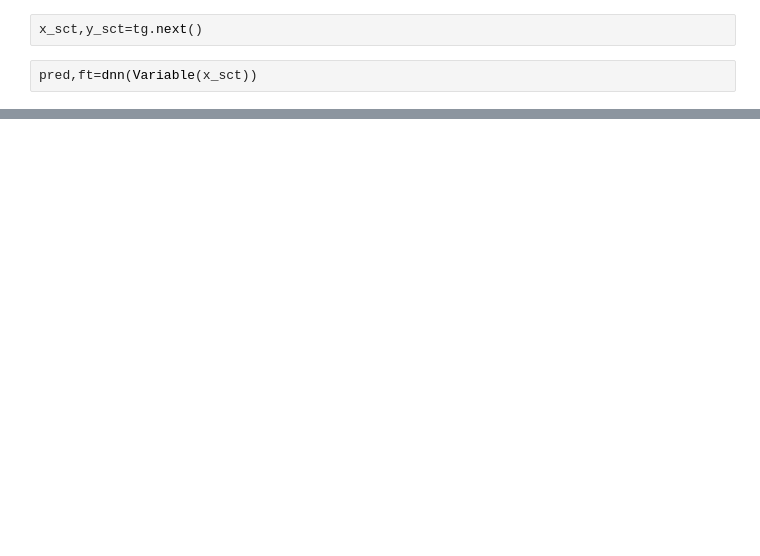
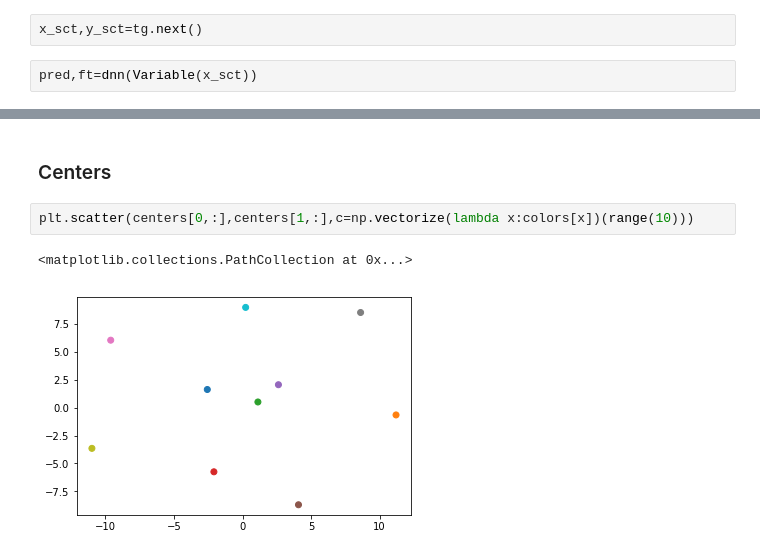
Before and after one commit to raynardj/python4ml, a Jupyter notebook: centerloss_in_pytorch.ipynb, the cells around one changed output, grey strips where cells are left out. Cells and saved outputs as stored; diff of their text form; blank space fills up the shorter version.

```diff
--- a/centerloss_in_pytorch.ipynb
+++ b/centerloss_in_pytorch.ipynb
@@ -792,0 +794,7 @@ plt.scatter(sx,sy,c=y_sct_c)
+# %% [markdown]
+### Centers
+# %%
+plt.scatter(centers[0,:],centers[1,:],c=np.vectorize(lambda x:colors[x])(range(10)))
+# %% [output]
+<matplotlib.collections.PathCollection at 0x...>
+[figure, added]
```
Also changed, not shown: parts of 12 cells of this notebook.
